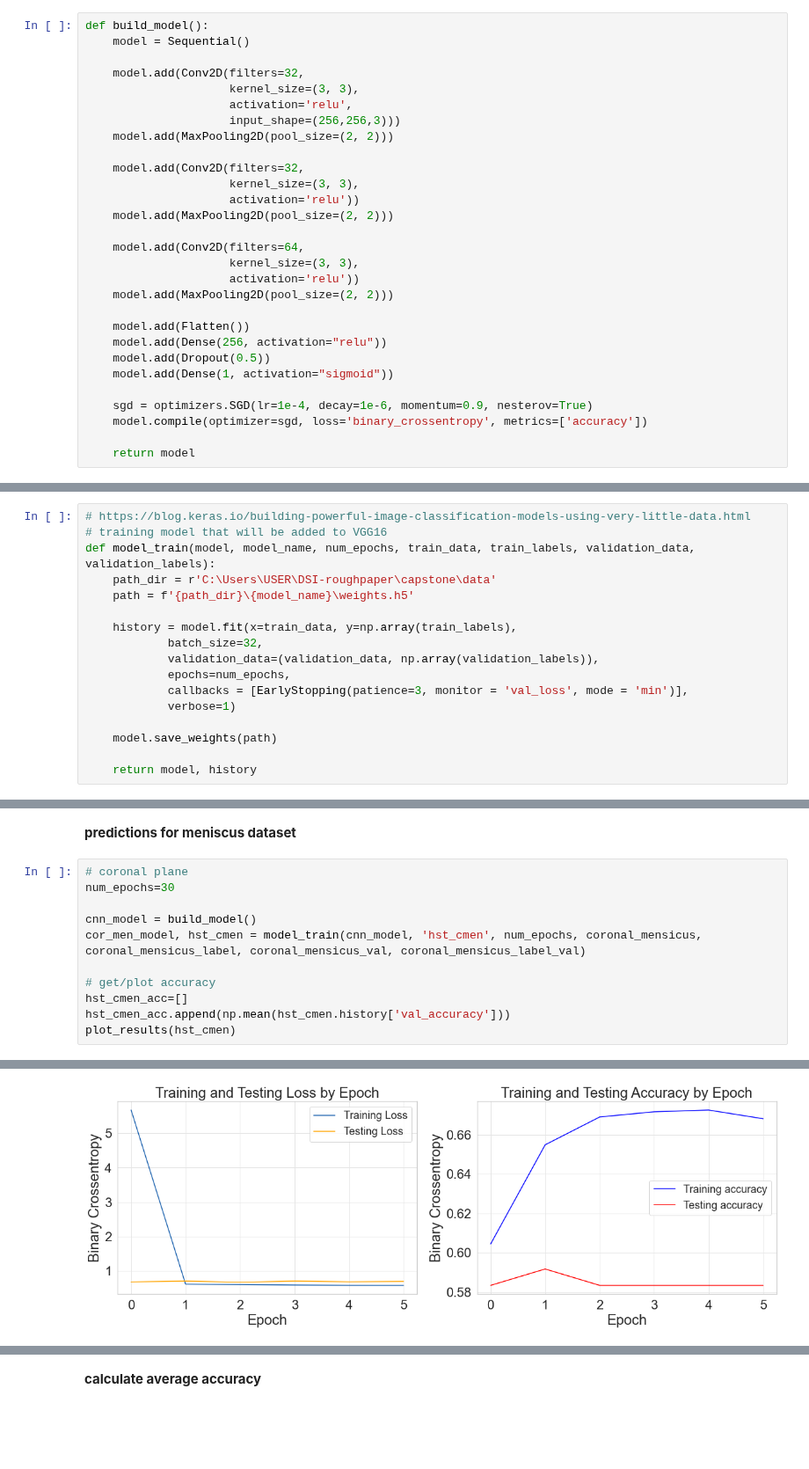
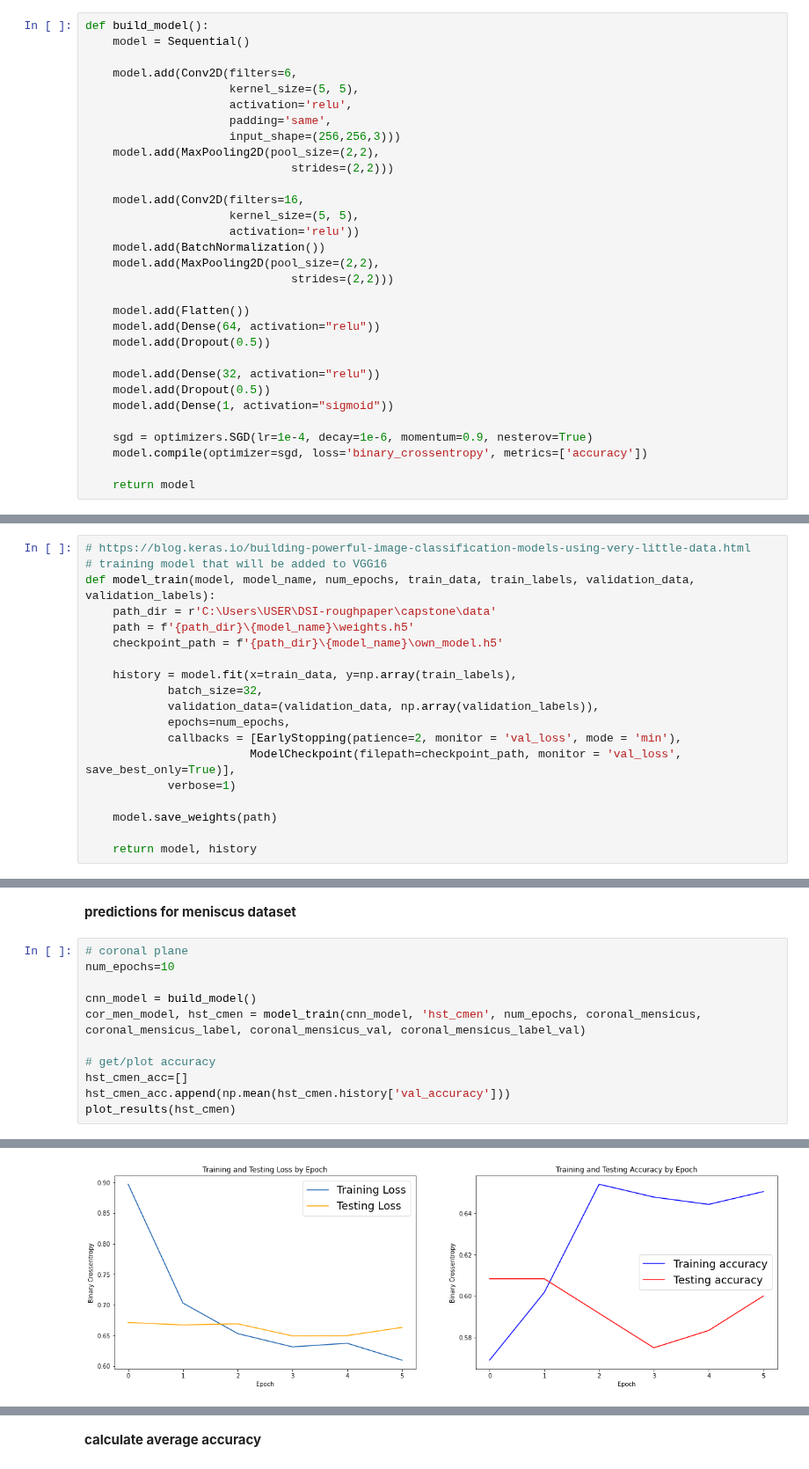
Before and after one commit to doscsy12/knee_mri_proj, a Jupyter notebook: code/Model_building_meniscus_ownmodel.ipynb, the cells around one changed output, grey strips where cells are left out. Shown at 88% size. Cells and saved outputs as stored; diff of their text form; blank space fills up the shorter version.

```diff
--- a/code/Model_building_meniscus_ownmodel.ipynb
+++ b/code/Model_building_meniscus_ownmodel.ipynb
@@ -188,24 +191,26 @@ The code snippet below is the first model, a simple stack of 3 convolution layer
 def build_model():
     model = Sequential()
 
-    model.add(Conv2D(filters=32,
-                     kernel_size=(3, 3),
+    model.add(Conv2D(filters=6,
+                     kernel_size=(5, 5),
                      activation='relu',
+                     padding='same',
                      input_shape=(256,256,3)))
-    model.add(MaxPooling2D(pool_size=(2, 2)))
+    model.add(MaxPooling2D(pool_size=(2,2),
+                              strides=(2,2)))
 
-    model.add(Conv2D(filters=32,
-                     kernel_size=(3, 3),
+    model.add(Conv2D(filters=16,
+                     kernel_size=(5, 5),
                      activation='relu'))
-    model.add(MaxPooling2D(pool_size=(2, 2)))
-
-    model.add(Conv2D(filters=64,
-                     kernel_size=(3, 3),
-                     activation='relu'))
-    model.add(MaxPooling2D(pool_size=(2, 2)))
+    model.add(BatchNormalization())
+    model.add(MaxPooling2D(pool_size=(2,2),
+                              strides=(2,2)))
 
     model.add(Flatten())
-    model.add(Dense(256, activation="relu"))
+    model.add(Dense(64, activation="relu"))
+    model.add(Dropout(0.5))
+
+    model.add(Dense(32, activation="relu"))
     model.add(Dropout(0.5))
     model.add(Dense(1, activation="sigmoid"))
 
@@ -240,12 +263,14 @@ _________________________________________________________________
 def model_train(model, model_name, num_epochs, train_data, train_labels, validation_data, validation_labels):
     path_dir = r'C:\Users\USER\DSI-roughpaper\capstone\data'
     path = f'{path_dir}\{model_name}\weights.h5'
+    checkpoint_path = f'{path_dir}\{model_name}\own_model.h5'
 
     history = model.fit(x=train_data, y=np.array(train_labels),
             batch_size=32,
             validation_data=(validation_data, np.array(validation_labels)),
             epochs=num_epochs,
-            callbacks = [EarlyStopping(patience=3, monitor = 'val_loss', mode = 'min')],
+            callbacks = [EarlyStopping(patience=2, monitor = 'val_loss', mode = 'min'),
+                        ModelCheckpoint(filepath=checkpoint_path, monitor = 'val_loss', save_best_only=True)],
             verbose=1)
 
     model.save_weights(path)
@@ -281,7 +310,7 @@ def plot_results(model):
 **predictions for meniscus dataset**
 # %%
 # coronal plane
-num_epochs=30
+num_epochs=10
 
 cnn_model = build_model()
 cor_men_model, hst_cmen = model_train(cnn_model, 'hst_cmen', num_epochs, coronal_mensicus, coronal_mensicus_label, coronal_mensicus_val, coronal_mensicus_label_val)
@@ -306,3 +335,3 @@ Epoch 6/30
-[figure, old version]
+[figure, new version]
 # %%
 # axial plane
```
Also changed, not shown: parts of 20 cells of this notebook.
